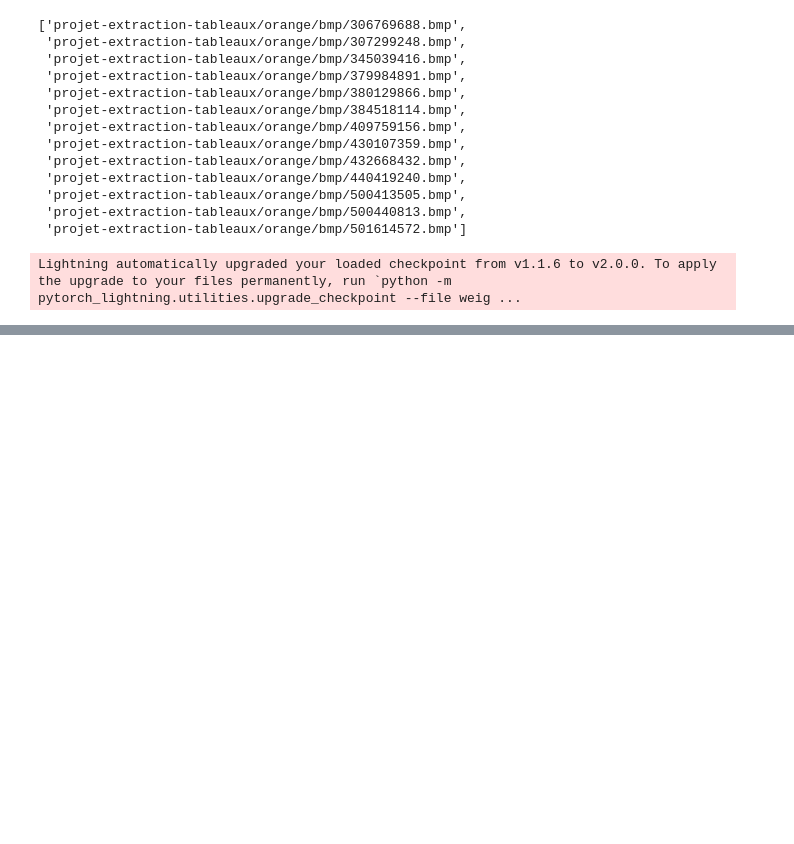
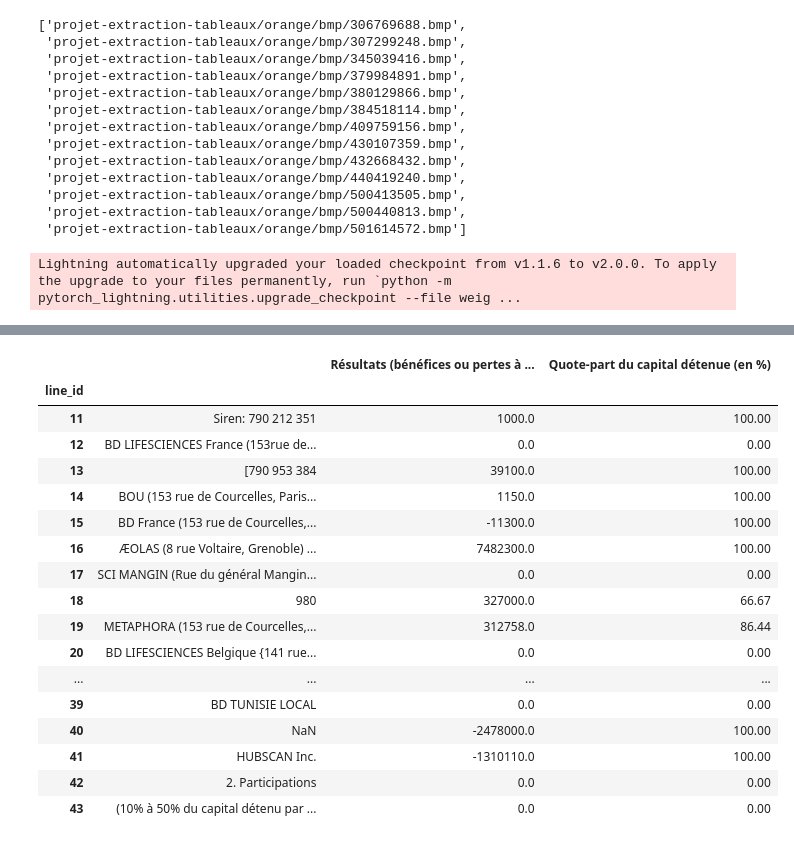
Before and after one commit to InseeFrLab/extraction-comptes-sociaux, a Jupyter notebook: notebooks/predict_orange.ipynb, the cells around one changed output, grey strips where cells are left out. Saved outputs shown, nothing was run; the diff lists cells and outputs as text; code cells hidden in the pictures; blank space fills up the shorter version.

```diff
--- a/notebooks/predict_orange.ipynb
+++ b/notebooks/predict_orange.ipynb
@@ -108,3 +120,0 @@ len(extracted_tables[siren])
-# %%
-for table in extracted_tables[siren]:
-    print(table)
@@ -426,9 +453,17 @@ def replace_comma(col):
     return col.str.replace(",", r"\.")
 
 
+def clear_dates(s):
+    if isinstance(s, str):
+        pattern = r'\b\d{1,2}\-([A-Za-z_À-ÿ]{3}|\d{1,2})(?:\.)?\-\d{2,4}\b'
+        return re.sub(pattern, '', s)
+    else:
+        return s
+
+
 def clean_string(s):
     if isinstance(s, str):
-        pattern = r'[^0-9\.]'
+        pattern = r'[^0-9\.\-]'
         return re.sub(pattern, '', s)
     else:
         return s
@@ -436,13 +471,25 @@ def clean_string(s):
 
 def cast_column(col):
     return col.astype(str).str.strip().astype(float)
+
+
+def extract_first_number(s):
+    if isinstance(s, str):
+        pattern = r'-?\d+(\.\d+)?'
+        match = re.search(pattern, s)
+
+        if match:
+            # Convert the matched string to a numeric value
+            first_number = match.group()
+            return first_number
+        return s
+    else:
+        return s
 # %%
 cleaner = NewTableCleaner(fields, regexes)
 clean_tables = {}
 
 for siren, table_list in extracted_tables.items():
-    print("---")
-    print(siren)
     selected_df = None
     num_cols = 0
 
@@ -458,16 +505,17 @@ for siren, table_list in extracted_tables.items():
                 num_cols = filtered_df.shape[1]
                 # Clean up les colonnes numériques
                 filtered_df = filtered_df.apply(replace_comma)
+                filtered_df = filtered_df.applymap(clear_dates)
                 filtered_df = filtered_df.applymap(clean_string)
                 filtered_df = filtered_df.replace("", "0")
                 filtered_df = filtered_df.replace(".", "0")
                 filtered_df = filtered_df.replace('\.\.', '.', regex=True)
-                print(filtered_df)
+                filtered_df = filtered_df.applymap(extract_first_number)
                 filtered_df = filtered_df.apply(cast_column)
                 filtered_df = filtered_df.fillna(0.0)
                 selected_df = pd.concat([first_column, filtered_df], axis=1)
 
-        clean_tables[siren] = selected_df
+    clean_tables[siren] = selected_df
 # %% [output]
 ---
 306769688
@@ -489,3 +537,4 @@ line_id
 # %%
-idx = 0
+idx = 5
 siren = siren_list[idx]
+siren
@@ -519,0 +564,21 @@ AttributeError: 'str' object has no attribute 'shape'
+# %%
+clean_tables[siren]
+# %% [output]
+|  |  | Résultats (bénéfices ou pertes à ... | Quote-part du capital détenue (en %) |
+| line_id |  |  |  |
+| 11 | Siren: 790 212 351 | 1000.0 | 100.00 |
+| 12 | BD LIFESCIENCES France (153rue de... | 0.0 | 0.00 |
+| 13 | [790 953 384 | 39100.0 | 100.00 |
+| 14 | BOU (153 rue de Courcelles, Paris... | 1150.0 | 100.00 |
+| 15 | BD France (153 rue de Courcelles,... | -11300.0 | 100.00 |
+| 16 | ÆOLAS (8 rue Voltaire, Grenoble) ... | 7482300.0 | 100.00 |
+| 17 | SCI MANGIN (Rue du général Mangin... | 0.0 | 0.00 |
+| 18 | 980 | 327000.0 | 66.67 |
+| 19 | METAPHORA (153 rue de Courcelles,... | 312758.0 | 86.44 |
+| 20 | BD LIFESCIENCES Belgique {141 rue... | 0.0 | 0.00 |
+| ... | ... | ... | ... |
+| 39 | BD TUNISIE LOCAL | 0.0 | 0.00 |
+| 40 | NaN | -2478000.0 | 100.00 |
+| 41 | HUBSCAN Inc. | -1310110.0 | 100.00 |
+| 42 | 2. Participations | 0.0 | 0.00 |
+| 43 | (10% à 50% du capital détenu par ... | 0.0 | 0.00 |
```
Also changed, not shown: parts of 11 cells of this notebook.
